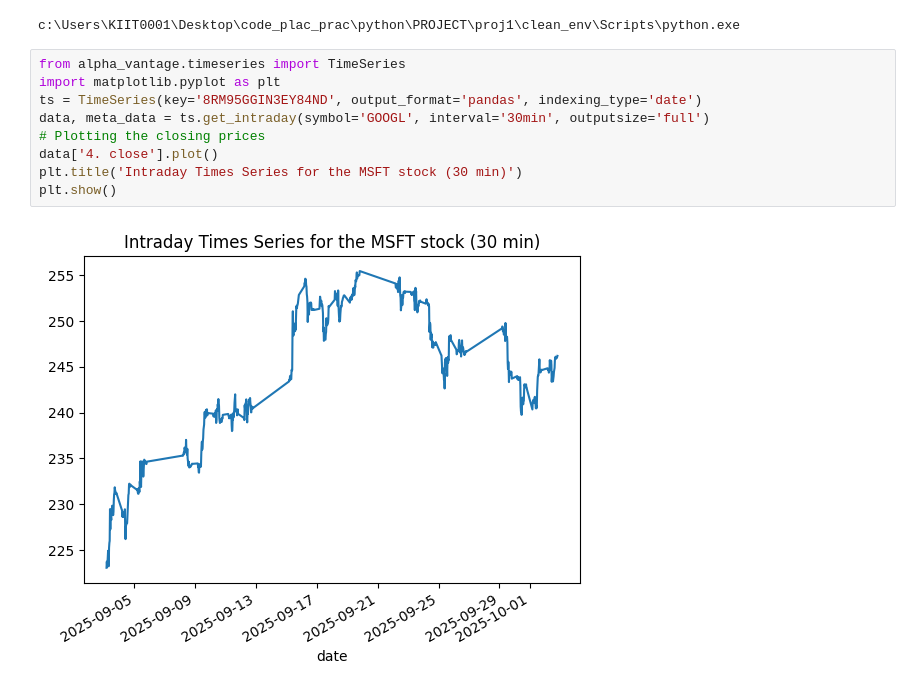
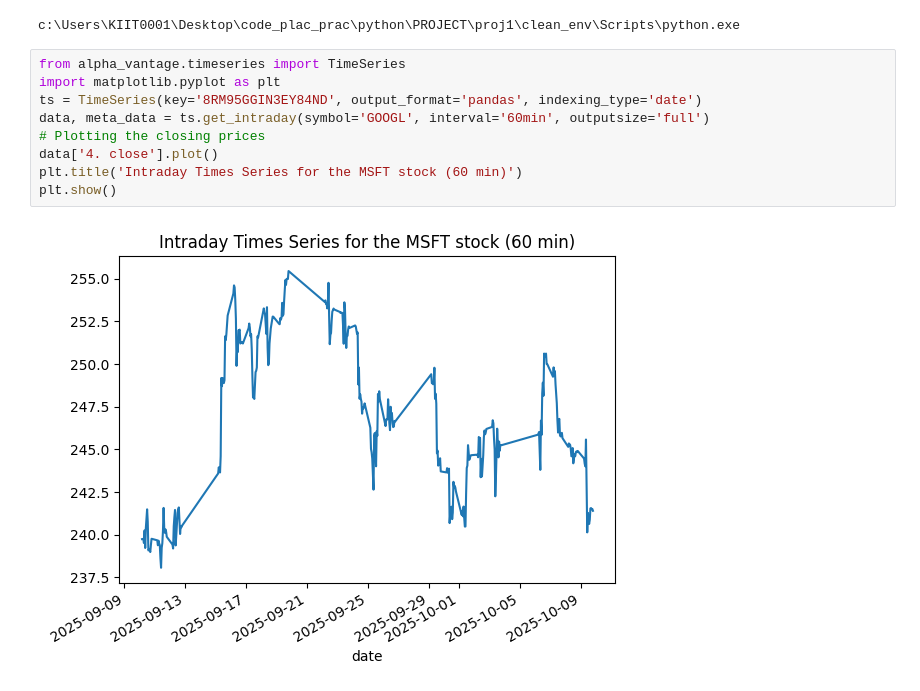
Before and after one commit to 2PDevansh/stock-forecasting-app, a Jupyter notebook: alpha_vintage.ipynb, the cells around one changed output. Drawn from its saved outputs; the diff is of its cells as text.

```diff
--- a/alpha_vintage.ipynb
+++ b/alpha_vintage.ipynb
@@ -119,11 +122,11 @@ c:\Users\KIIT0001\Desktop\code_plac_prac\python\PROJECT\proj1\clean_env\Scripts\
 # %%
 from alpha_vantage.timeseries import TimeSeries
 import matplotlib.pyplot as plt
 ts = TimeSeries(key='8RM95GGIN3EY84ND', output_format='pandas', indexing_type='date')
-data, meta_data = ts.get_intraday(symbol='GOOGL', interval='30min', outputsize='full')
+data, meta_data = ts.get_intraday(symbol='GOOGL', interval='60min', outputsize='full')
 # Plotting the closing prices
 data['4. close'].plot()
-plt.title('Intraday Times Series for the MSFT stock (30 min)')
+plt.title('Intraday Times Series for the MSFT stock (60 min)')
 plt.show()
 # %% [output]
-[figure, old version]
+[figure, new version]
```
Also changed, not shown: parts of 9 cells of this notebook, 17 other files.
